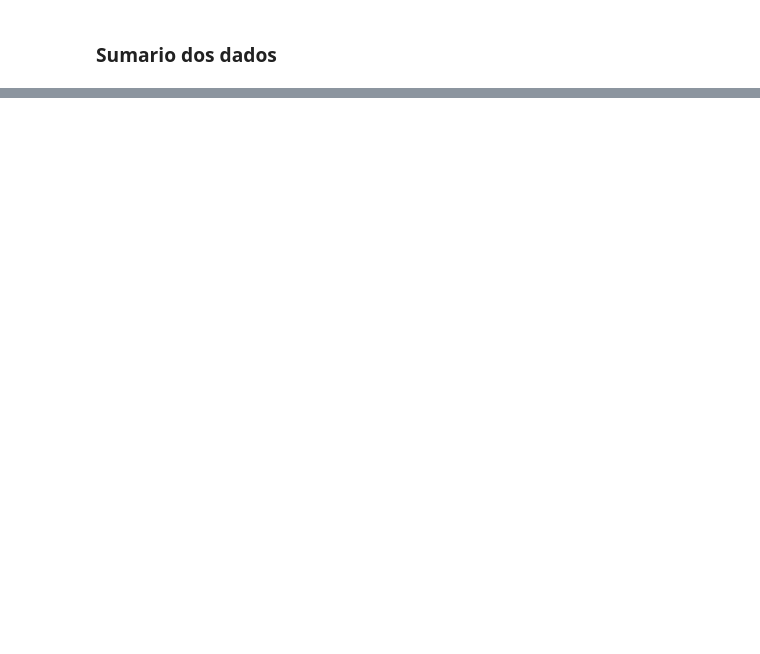
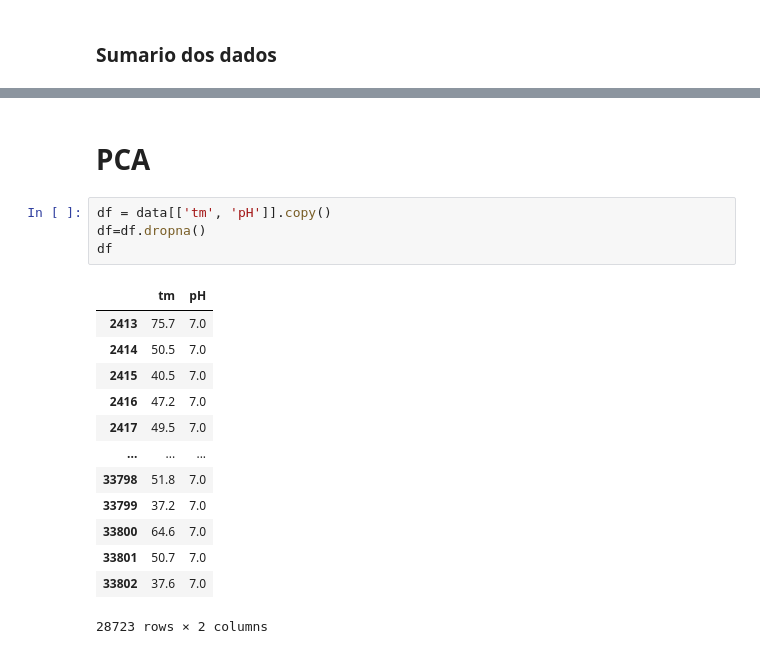
Before and after one commit to marianamg07/dream_challenge_, a Jupyter notebook: novozymes-enzyme-stability-prediction/Trabalho SIB.ipynb, the cells around one changed output, grey strips where cells are left out. Cells and saved outputs as stored; diff of their text form; blank space fills up the shorter version.

```diff
--- a/novozymes-enzyme-stability-prediction/Trabalho SIB.ipynb
+++ b/novozymes-enzyme-stability-prediction/Trabalho SIB.ipynb
@@ -117,0 +186,20 @@ TypeError: unsupported operand type(s) for +: 'float' and 'str'
+# %% [markdown]
+# PCA
+# %%
+df = data[['tm', 'pH']].copy()
+df=df.dropna()
+df
+# %% [output]
+|  | tm | pH |
+| 2413 | 75.7 | 7.0 |
+| 2414 | 50.5 | 7.0 |
+| 2415 | 40.5 | 7.0 |
+| 2416 | 47.2 | 7.0 |
+| 2417 | 49.5 | 7.0 |
+| ... | ... | ... |
+| 33798 | 51.8 | 7.0 |
+| 33799 | 37.2 | 7.0 |
+| 33800 | 64.6 | 7.0 |
+| 33801 | 50.7 | 7.0 |
+| 33802 | 37.6 | 7.0 |
+28723 rows × 2 columns
```
Also changed, not shown: parts of 23 cells of this notebook.
